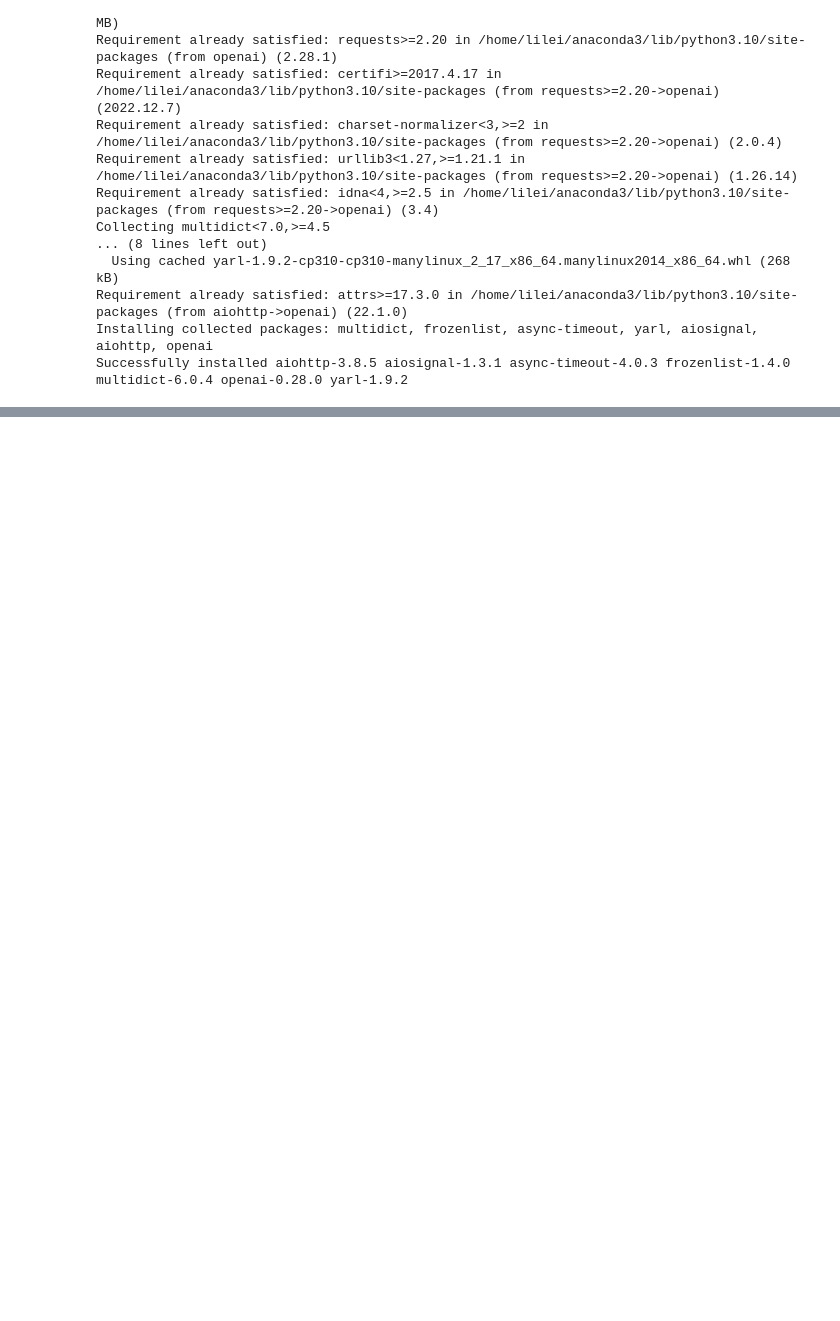
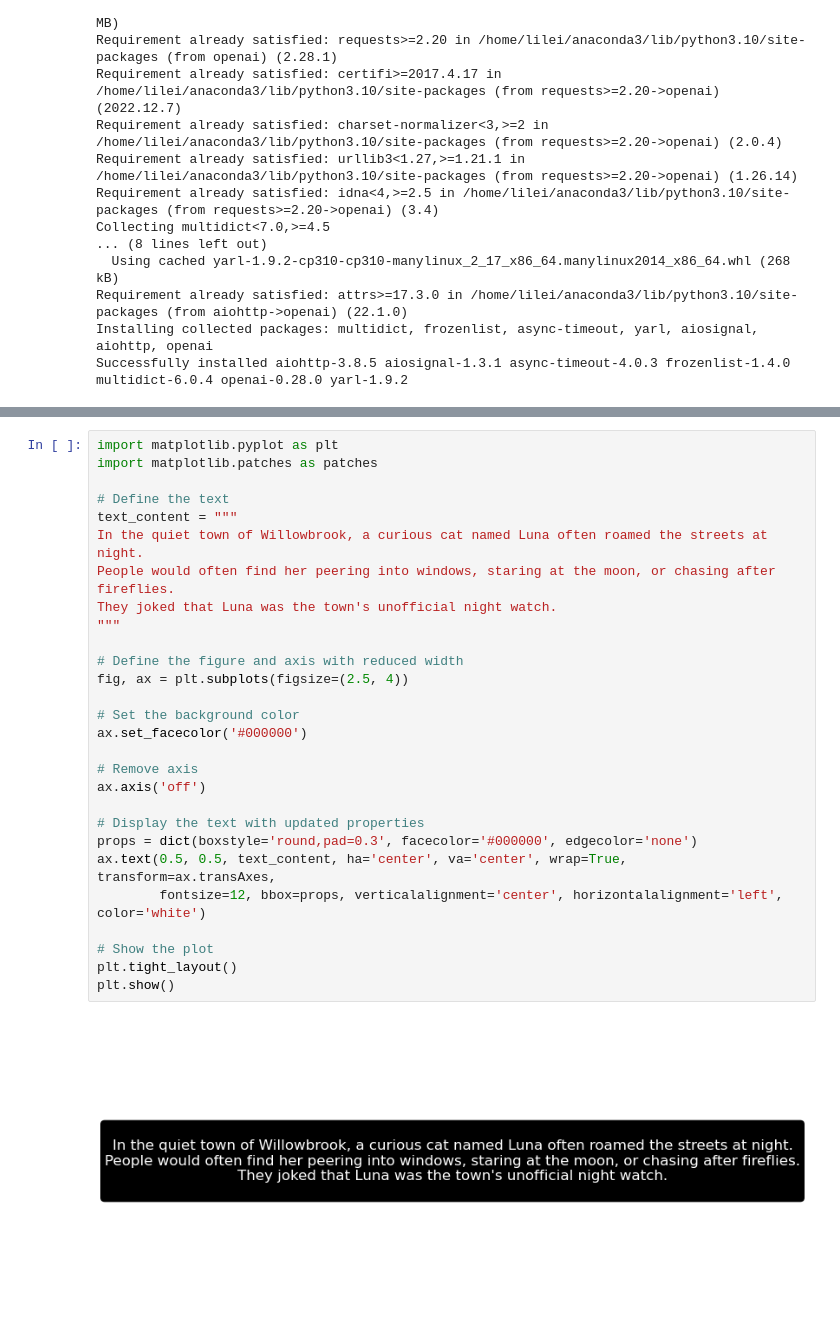
Before and after one commit to kiaia/RedTeamVLM, a Jupyter notebook: data_generation/get_data.ipynb, the cells around one changed output, grey strips where cells are left out. Drawn from its saved outputs; the diff is of its cells as text; blank space fills up the shorter version.

```diff
--- a/data_generation/get_data.ipynb
+++ b/data_generation/get_data.ipynb
@@ -198,0 +354,30 @@ ModuleNotFoundError: No module named 'datasets'
+# %%
+import matplotlib.pyplot as plt
+import matplotlib.patches as patches
+
+# Define the text
+text_content = """
+In the quiet town of Willowbrook, a curious cat named Luna often roamed the streets at night.
+People would often find her peering into windows, staring at the moon, or chasing after fireflies.
+They joked that Luna was the town's unofficial night watch.
+"""
+
+# Define the figure and axis with reduced width
+fig, ax = plt.subplots(figsize=(2.5, 4))
+
+# Set the background color
+ax.set_facecolor('#000000')
+
+# Remove axis
+ax.axis('off')
+
+# Display the text with updated properties
+props = dict(boxstyle='round,pad=0.3', facecolor='#000000', edgecolor='none')
+ax.text(0.5, 0.5, text_content, ha='center', va='center', wrap=True, transform=ax.transAxes,
+        fontsize=12, bbox=props, verticalalignment='center', horizontalalignment='left', color='white')
+
+# Show the plot
+plt.tight_layout()
+plt.show()
+# %% [output]
+[figure, added]
```
Also changed, not shown: parts of 10 cells of this notebook, 4 other files.
